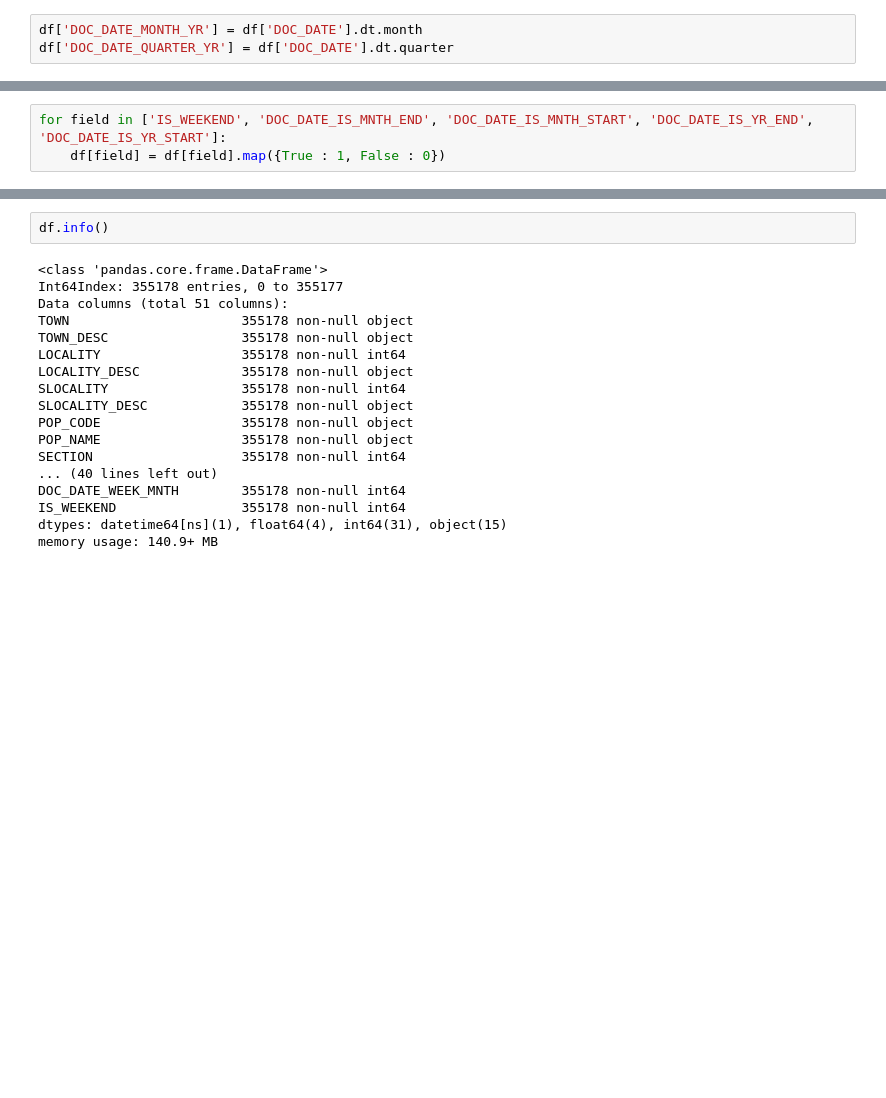
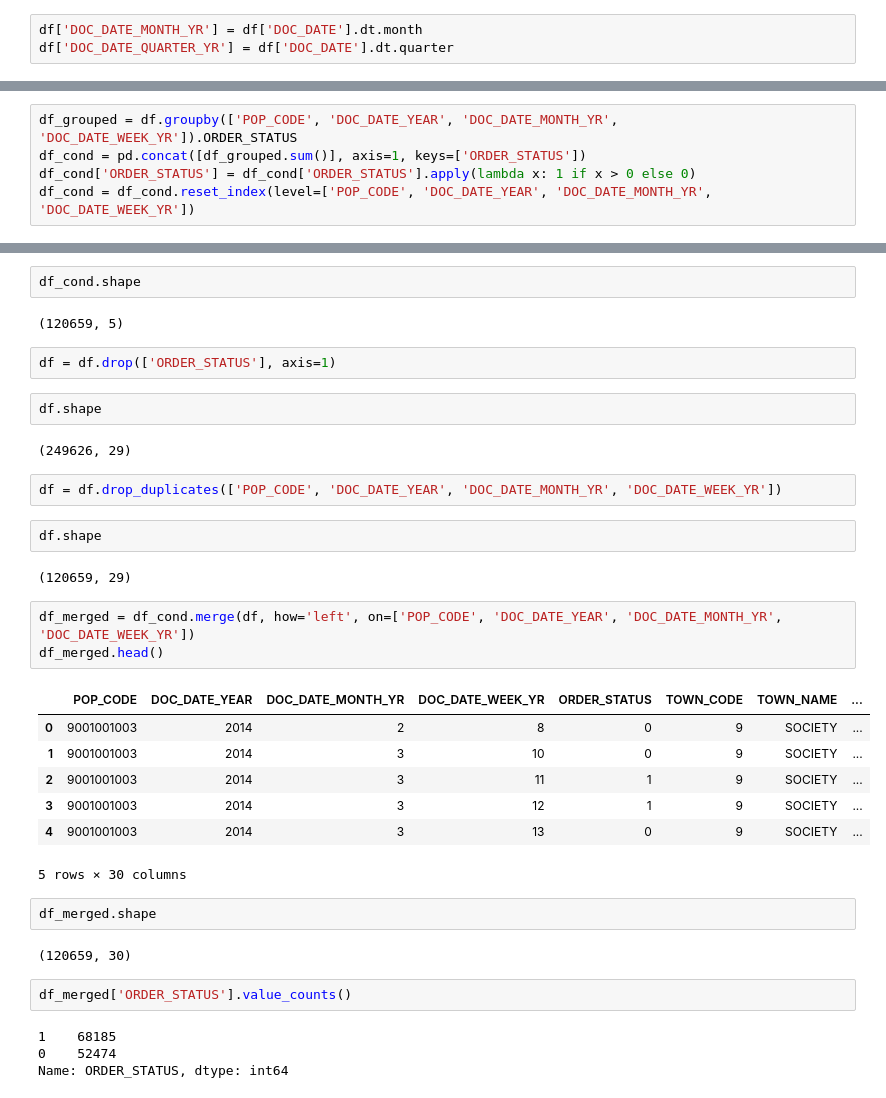
Before and after one commit to danishdata/ids-notebooks, a Jupyter notebook: Descriptive Statistics (Danish).ipynb, the cells around one changed output, grey strips where cells are left out. Drawn from its saved outputs; the diff is of its cells as text; blank space fills up the shorter version.

```diff
--- a/Descriptive Statistics (Danish).ipynb
+++ b/Descriptive Statistics (Danish).ipynb
@@ -866,3 +857,5 @@ memory usage: 131.4+ MB
-# %%
-for field in ['IS_WEEKEND', 'DOC_DATE_IS_MNTH_END', 'DOC_DATE_IS_MNTH_START', 'DOC_DATE_IS_YR_END', 'DOC_DATE_IS_YR_START']:
-    df[field] = df[field].map({True : 1, False : 0})
+# %%
+df_grouped = df.groupby(['POP_CODE', 'DOC_DATE_YEAR', 'DOC_DATE_MONTH_YR', 'DOC_DATE_WEEK_YR']).ORDER_STATUS
+df_cond = pd.concat([df_grouped.sum()], axis=1, keys=['ORDER_STATUS'])
+df_cond['ORDER_STATUS'] = df_cond['ORDER_STATUS'].apply(lambda x: 1 if x > 0 else 0)
+df_cond = df_cond.reset_index(level=['POP_CODE', 'DOC_DATE_YEAR', 'DOC_DATE_MONTH_YR', 'DOC_DATE_WEEK_YR'])
@@ -869,20 +871,37 @@ for field in ['IS_WEEKEND', 'DOC_DATE_IS_MNTH_END', 'DOC_DATE_IS_MNTH_START', 'D
+# %%
+df_cond.shape
+# %% [output]
+(120659, 5)
+# %%
+df = df.drop(['ORDER_STATUS'], axis=1)
 # %%
-df.info()
+df.shape
 # %% [output]
-<class 'pandas.core.frame.DataFrame'>
-Int64Index: 355178 entries, 0 to 355177
-Data columns (total 51 columns):
-TOWN                      355178 non-null object
-TOWN_DESC                 355178 non-null object
-LOCALITY                  355178 non-null int64
-LOCALITY_DESC             355178 non-null object
-SLOCALITY                 355178 non-null int64
-SLOCALITY_DESC            355178 non-null object
-POP_CODE                  355178 non-null object
-POP_NAME                  355178 non-null object
-SECTION                   355178 non-null int64
-... (40 lines left out)
-DOC_DATE_WEEK_MNTH        355178 non-null int64
-IS_WEEKEND                355178 non-null int64
-dtypes: datetime64[ns](1), float64(4), int64(31), object(15)
-memory usage: 140.9+ MB
+(249626, 29)
+# %%
+df = df.drop_duplicates(['POP_CODE', 'DOC_DATE_YEAR', 'DOC_DATE_MONTH_YR', 'DOC_DATE_WEEK_YR'])
+# %%
+df.shape
+# %% [output]
+(120659, 29)
+# %%
+df_merged = df_cond.merge(df, how='left', on=['POP_CODE', 'DOC_DATE_YEAR', 'DOC_DATE_MONTH_YR', 'DOC_DATE_WEEK_YR'])
+df_merged.head()
+# %% [output]
+|  | POP_CODE | DOC_DATE_YEAR | DOC_DATE_MONTH_YR | DOC_DATE_WEEK_YR | ORDER_STATUS | TOWN_CODE | TOWN_NAME | ... |
+| 0 | 9001001003 | 2014 | 2 | 8 | 0 | 9 | SOCIETY | ... |
+| 1 | 9001001003 | 2014 | 3 | 10 | 0 | 9 | SOCIETY | ... |
+| 2 | 9001001003 | 2014 | 3 | 11 | 1 | 9 | SOCIETY | ... |
+| 3 | 9001001003 | 2014 | 3 | 12 | 1 | 9 | SOCIETY | ... |
+| 4 | 9001001003 | 2014 | 3 | 13 | 0 | 9 | SOCIETY | ... |
+5 rows × 30 columns
+# %%
+df_merged.shape
+# %% [output]
+(120659, 30)
+# %%
+df_merged['ORDER_STATUS'].value_counts()
+# %% [output]
+1    68185
+0    52474
+Name: ORDER_STATUS, dtype: int64
```
Also changed, not shown: parts of 24 cells of this notebook, 2 other files.
